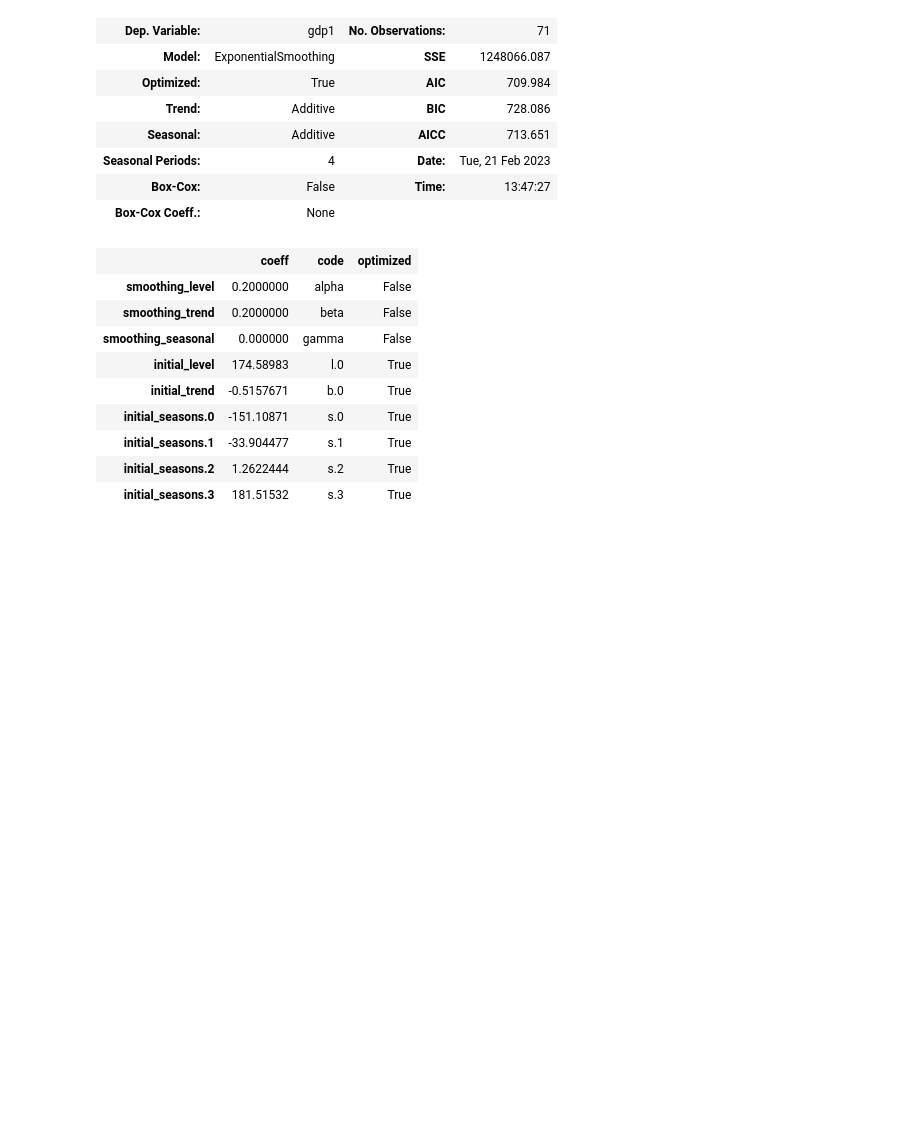
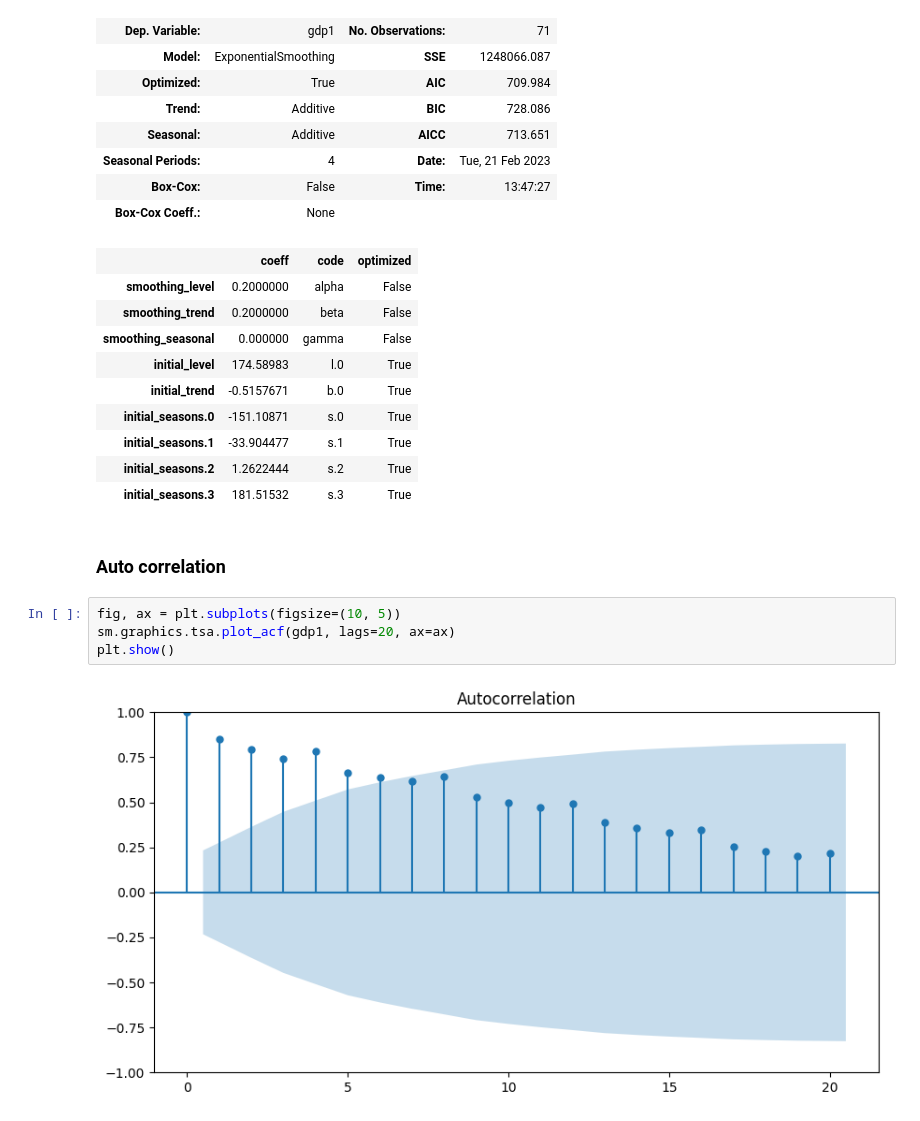
Before and after one commit to khanhtrinh2003/Time-series, a Jupyter notebook: Lesson/gdp.ipynb, the cells around one changed output. Drawn from its saved outputs; the diff is of its cells as text; blank space fills up the shorter version.

```diff
--- a/Lesson/gdp.ipynb
+++ b/Lesson/gdp.ipynb
@@ -106,3 +107,11 @@ ExponentialSmoothing Model Results
 | initial_seasons.1 | -33.904477 | s.1 | True |
 | initial_seasons.2 | 1.2622444 | s.2 | True |
 | initial_seasons.3 | 181.51532 | s.3 | True |
+# %% [markdown]
+### Auto correlation
+# %%
+fig, ax = plt.subplots(figsize=(10, 5))
+sm.graphics.tsa.plot_acf(gdp1, lags=20, ax=ax)
+plt.show()
+# %% [output]
+[figure, added]
```
Also changed, not shown: parts of 5 cells of this notebook.
